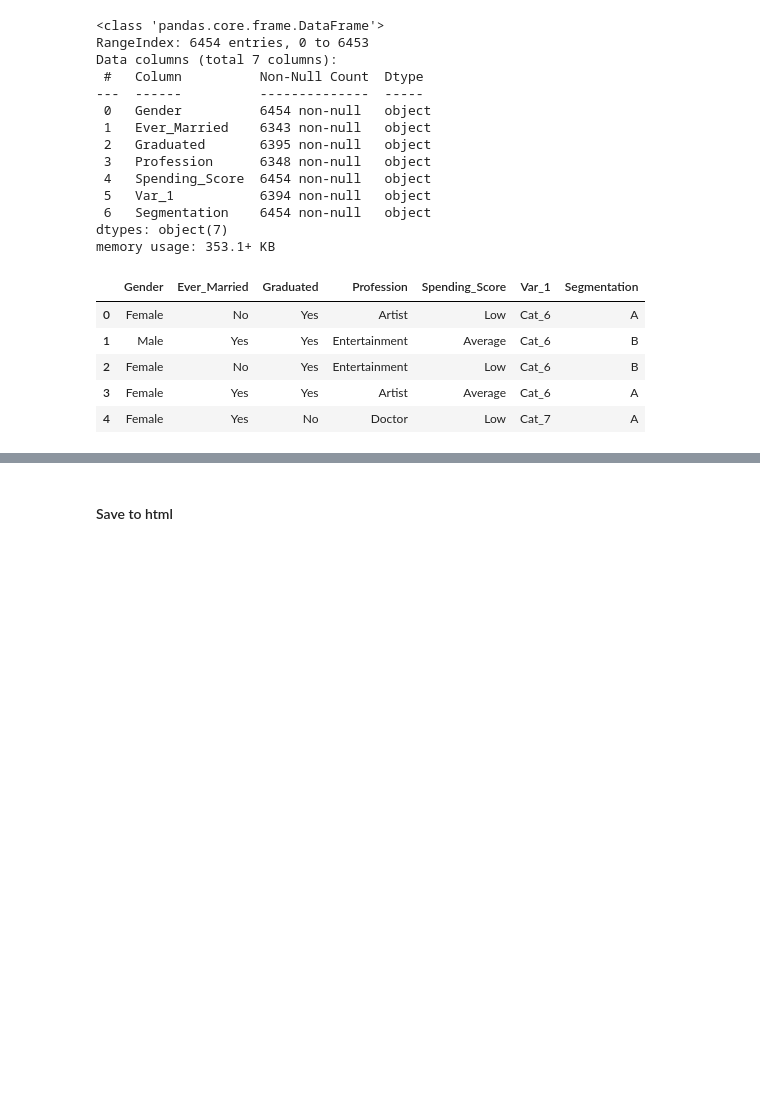
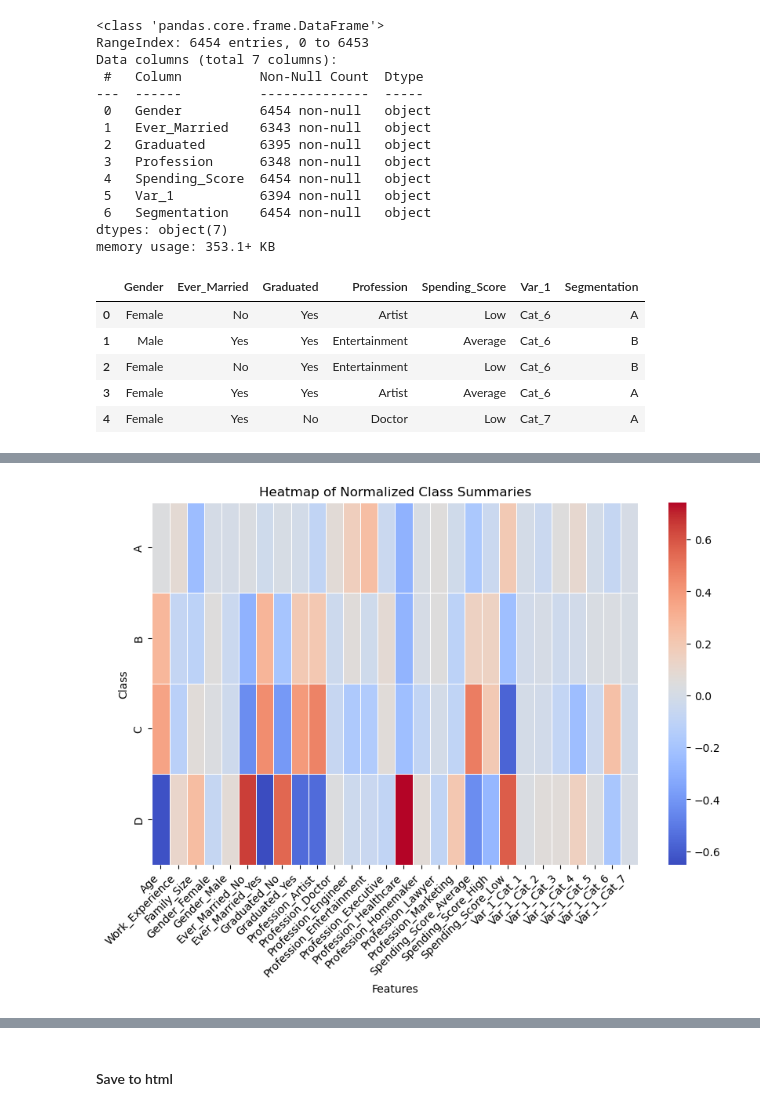
Before and after one commit to nfarrell011/customer-segmentation, a Jupyter notebook: process_notebooks/phase2_eda.ipynb, the cells around one changed output, grey strips where cells are left out. Drawn from its saved outputs; the diff is of its cells as text; code cells hidden in the pictures; blank space fills up the shorter version.

```diff
--- a/process_notebooks/phase2_eda.ipynb
+++ b/process_notebooks/phase2_eda.ipynb
@@ -506,3 +513,15 @@ D              1814                 28.1
 A              1578                 24.4
 C              1576                 24.4
 B              1486                 23.0
+# %%
+# Target class EDA
+
+# drop NaNs
+cleaned_df = train_df[ml_attr_dict['ML_attr']].dropna()
+feature_df = cleaned_df.iloc[:, :-1].copy()
+target_df = cleaned_df[target].copy()
+
+# Dummy encoding
+enc_featre_df = pd.get_dummies(feature_df, dtype=int)
+encoded_df = pd.concat([enc_featre_df, target_df], axis=1)
+encoded_df
@@ -508,0 +611,6 @@ B              1486                 23.0
+# %%
+# get normalized class summaries
+norm_class_summary_df = norm_enc_df.groupby(target).mean()
+
+print("Normalized Class Summaries (Z-Score Normalization):")
+norm_class_summary_df
@@ -508,0 +626,11 @@ B              1486                 23.0
+# %%
+# Plot heatmap of normalized class summaries
+plt.figure(figsize=(10, 6))
+sns.heatmap(norm_class_summary_df, annot=False, cmap='coolwarm', linewidths=0.5)
+plt.title('Heatmap of Normalized Class Summaries')
+plt.xlabel('Features')
+plt.xticks(rotation=45, ha='right')
+plt.ylabel('Class')
+plt.show()
+# %% [output]
+[figure, added]
```
Also changed, not shown: parts of 12 cells of this notebook.
